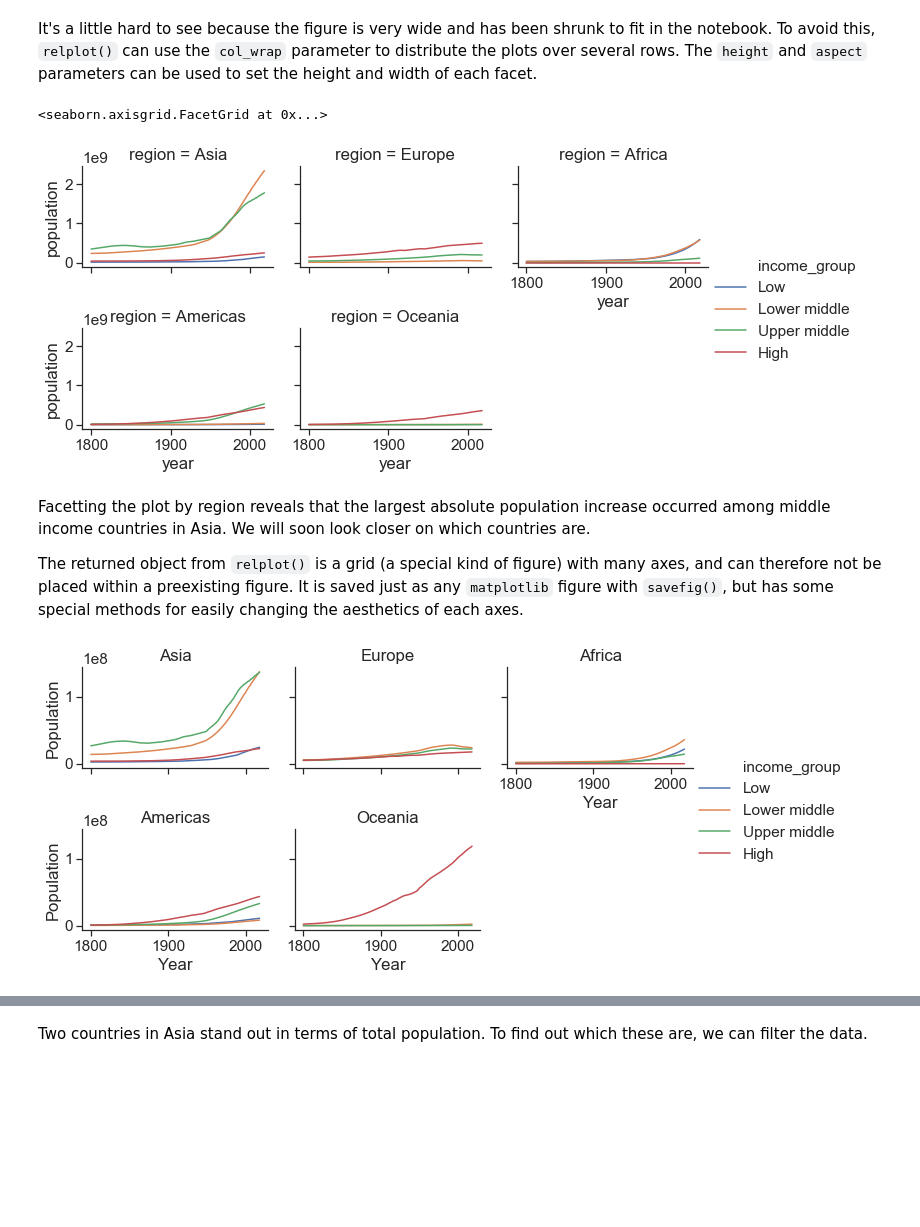
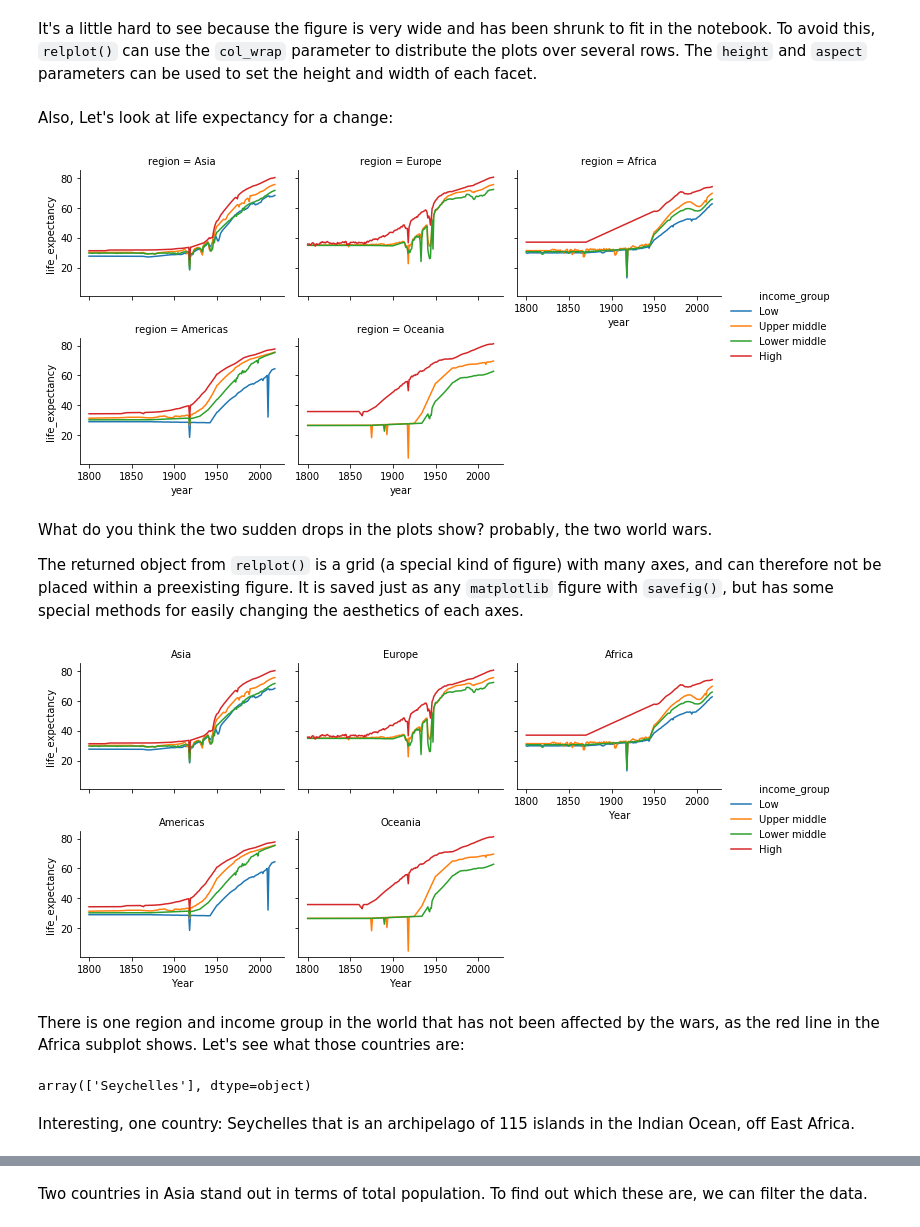
Before and after one commit to BME1478H/BME1478material, a Jupyter notebook: Lectures/week08/lesson.ipynb, the cells around one changed output, grey strips where cells are left out. Saved outputs shown, nothing was run; the diff lists cells and outputs as text; code cells hidden in the pictures; blank space fills up the shorter version.

Commit message:
lina comments, change population to life_expectancy

```diff
--- a/Lectures/week08/lesson.ipynb
+++ b/Lectures/week08/lesson.ipynb
@@ -591,17 +589,16 @@ and has been shrunk to fit in the notebook.
 To avoid this,
 `relplot()` can use the `col_wrap` parameter to distribute the plots over several rows.
 The `height` and `aspect` parameters can be used to set the height and width of each facet.
+# %% [markdown]
+Also, Let's look at life expectancy for a change:
 # %%
-sns.relplot(x='year', y='population', data=world_data, estimator='sum',
+sns.relplot(x='year', y='life_expectancy', data=world_data, estimator='mean',
             kind='line', hue='income_group', col='region', ci=None,
-           col_wrap=3, height=2.5, aspect=1.3)
+           col_wrap=3, height=2.5, aspect=1.3);
 # %% [output]
-<seaborn.axisgrid.FacetGrid at 0x...>
-[figure, old version]
+[figure, new version]
 # %% [markdown]
-Facetting the plot by region
-reveals that the largest absolute population increase occurred among middle income countries in Asia.
-We will soon look closer on which countries are.
+What do you think the two sudden drops in the plots show? probably, the two world wars.
 
 The returned object from `relplot()` is a grid
 (a special kind of figure)
@@ -610,15 +607,23 @@ and can therefore not be placed within a preexisting figure.
 It is saved just as any `matplotlib` figure with `savefig()`,
 but has some special methods for easily changing the aesthetics of each axes.
 # %%
-g = sns.relplot(x='year', y='population', data=world_data,
+g = sns.relplot(x='year', y='life_expectancy', data=world_data,
             kind='line', hue='income_group', col='region', ci=None,
            col_wrap=3, height=2.5, aspect=1.3)
 
 g.set_titles('{col_name}', y=0.95)
-g.set_axis_labels(y_var='Population', x_var='Year')
+g.set_axis_labels(y_var='life_expectancy', x_var='Year')
 g.savefig('grid-figure.png')
 # %% [output]
-[figure, old version]
+[figure, new version]
+# %% [markdown]
+There is one region and income group in the world that has not been affected by the wars, as the red line in the Africa subplot shows. Let's see what those countries are:
+# %%
+world_data.loc[(world_data['region'] == 'Africa') & (world_data['income_group'] == 'High'), 'country'].unique()
+# %% [output]
+array(['Seychelles'], dtype=object)
+# %% [markdown]
+Interesting, one country: Seychelles that is an archipelago of 115 islands in the Indian Ocean, off East Africa.
 # %% [markdown]
 Remember that names such as `fig`, `ax`, and here `g`,
 are only by convention,
```
Also changed, not shown: parts of 5 cells of this notebook, 1 other file.
